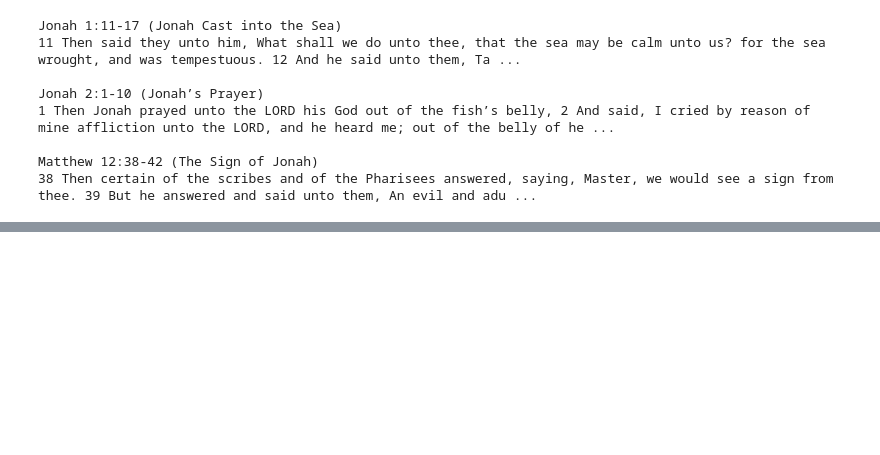
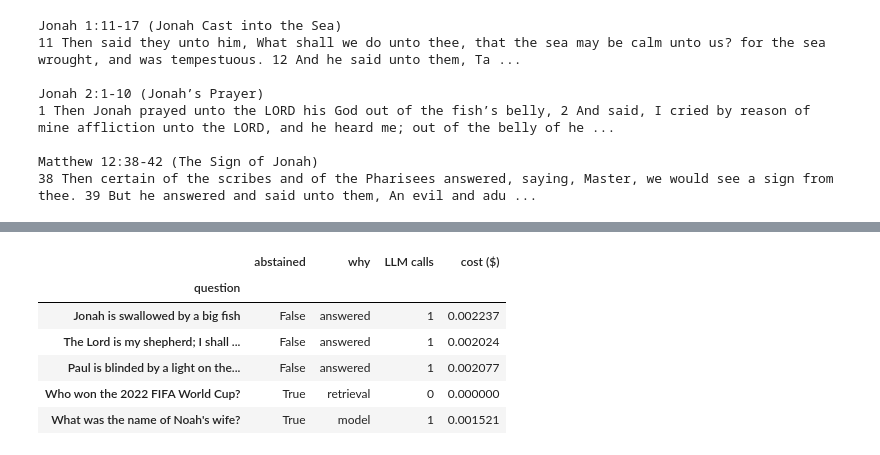
Before and after one commit to Gifted199/KJV-Bible-web-app, a Jupyter notebook: RAG_Retrieval_walkthrough.ipynb, the cells around one changed output, grey strips where cells are left out. Cells and saved outputs as stored; diff of their text form; code cells hidden in the pictures; blank space fills up the shorter version.

```diff
--- a/RAG_Retrieval_walkthrough.ipynb
+++ b/RAG_Retrieval_walkthrough.ipynb
@@ -625,0 +798,23 @@ Retrieval is finished. The next step is **generation**: hand the top passages to
+# %%
+EXAMPLES = [
+    "Jonah is swallowed by a big fish",
+    "The Lord is my shepherd; I shall not want",
+    "Paul is blinded by a light on the road to Damascus",
+    "Who won the 2022 FIFA World Cup?",
+    "What was the name of Noah's wife?",
+]
+logged = [json.loads(line) for line in (RUNS / "answers.jsonl").read_text(encoding="utf-8").splitlines() if line]
+latest = {row["question"]: row for row in logged}
+
+for question in EXAMPLES:
+    row = latest[question]
+    print(f"Q: {question}")
+    if row["abstained"]:
+        print(f"   abstained: {row['reason']}")
+    for number, part in enumerate(row["parts"], start=1):
+        print(f"A{number}: {part['text']}")
+        for c in part["citations"]:
+            print(f"      [{c['reference']}] \"{c['quote']}\"")
+    u = row["usage"]
+    print(f"   best bge score {row['top_score']:.4f} | LLM calls {u['calls']} | "
+          f"tokens {u['input_tokens']} in / {u['output_tokens']} out | ${row['cost_usd']:.5f}\n")
@@ -625,0 +839,13 @@ Retrieval is finished. The next step is **generation**: hand the top passages to
+# %%
+pd.DataFrame([{
+    "question": q, "abstained": latest[q]["abstained"], "why": latest[q]["reason"].split(":")[0],
+    "LLM calls": latest[q]["usage"]["calls"], "cost ($)": latest[q]["cost_usd"],
+} for q in EXAMPLES]).set_index("question")
+# %% [output]
+|  | abstained | why | LLM calls | cost ($) |
+| question |  |  |  |  |
+| Jonah is swallowed by a big fish | False | answered | 1 | 0.002237 |
+| The Lord is my shepherd; I shall ... | False | answered | 1 | 0.002024 |
+| Paul is blinded by a light on the... | False | answered | 1 | 0.002077 |
+| Who won the 2022 FIFA World Cup? | True | retrieval | 0 | 0.000000 |
+| What was the name of Noah's wife? | True | model | 1 | 0.001521 |
```
Also changed, not shown: parts of 21 cells of this notebook, 11 other files.
